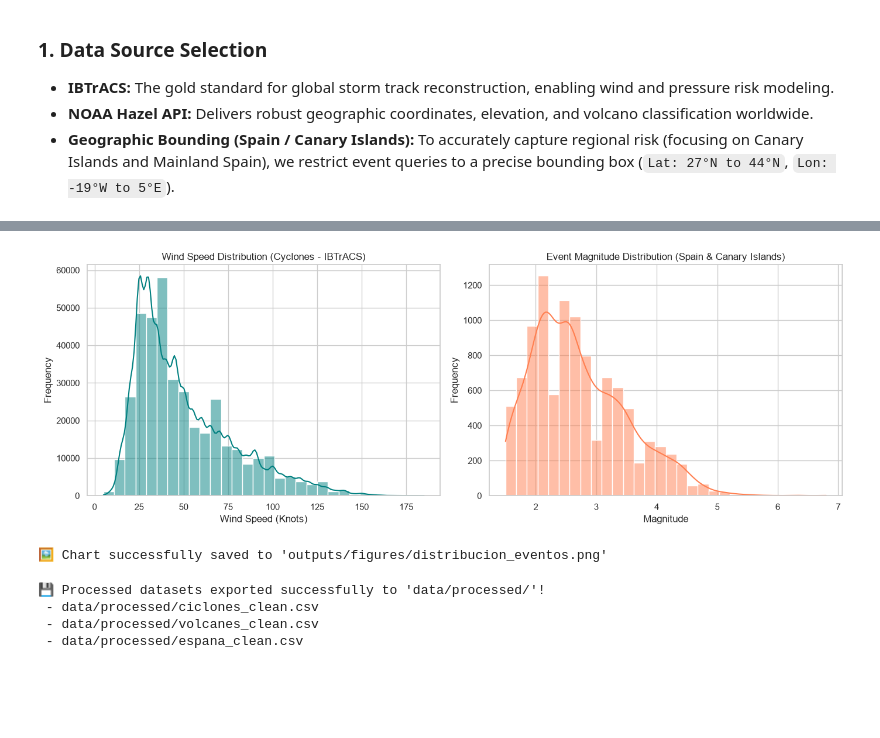
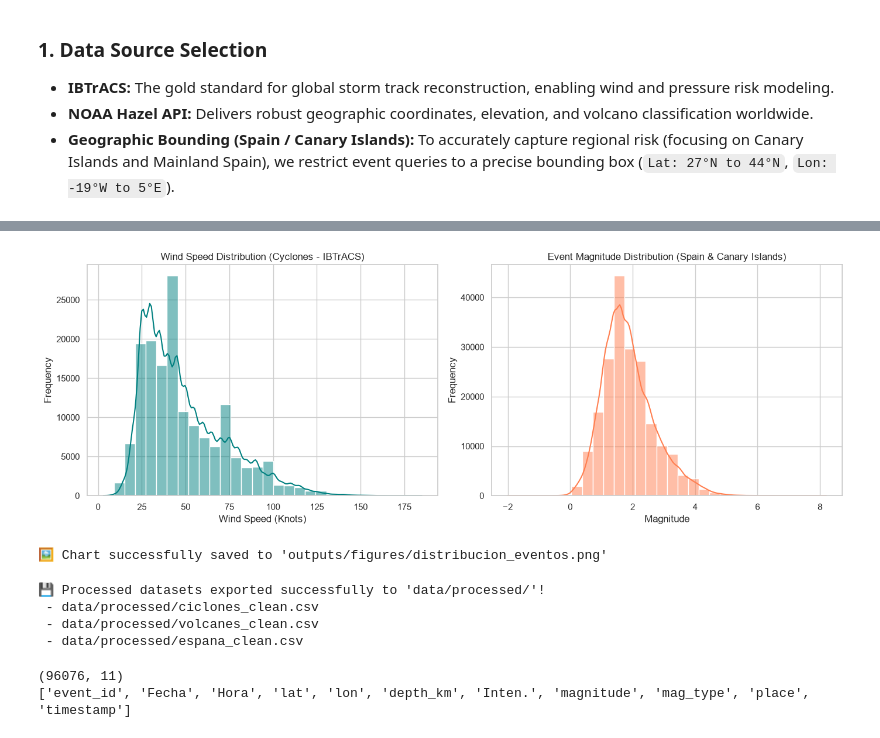
Before and after one commit to garciaguadalupevanessa-bit/Anexo_Risk, a Jupyter notebook: notebooks/02_eda_ciclones_volcanes.ipynb, the cells around one changed output, grey strips where cells are left out. Saved outputs shown, nothing was run; the diff lists cells and outputs as text; code cells hidden in the pictures; blank space fills up the shorter version.

Commit message:
feat: finalize cyclones volcanoes EDA and processed datasets

```diff
--- a/notebooks/02_eda_ciclones_volcanes.ipynb
+++ b/notebooks/02_eda_ciclones_volcanes.ipynb
@@ -181,31 +319,47 @@ The explicit missing value audit reveals crucial methodological insights:
 # %%
 # ------------------------------------------------------
 # 4. EXPLORATORY DATA ANALYSIS (EDA) - DISTRIBUTIONS
 # ------------------------------------------------------
 
 os.makedirs('../outputs/figures', exist_ok=True)
 
 fig, axes = plt.subplots(1, 2, figsize=(14, 5))
 
 # Plot 1: Wind Speed Distribution (Cyclones - IBTrACS)
-sns.histplot(df_ciclones['USA_WIND'].dropna(), kde=True, ax=axes[0], color='teal', bins=30)
+sns.histplot(
+    df_ciclones['wind'].dropna(),
+    kde=True,
+    ax=axes[0],
+    color='teal',
+    bins=30
+)
+
 axes[0].set_title('Wind Speed Distribution (Cyclones - IBTrACS)')
 axes[0].set_xlabel('Wind Speed (Knots)')
 axes[0].set_ylabel('Frequency')
 
+
 # Plot 2: Event Magnitude Distribution (Spain & Canary Islands)
-sns.histplot(df_espana['magnitude'].dropna(), kde=True, ax=axes[1], color='coral', bins=30)
+sns.histplot(
+    df_espana['magnitude'].dropna(),
+    kde=True,
+    ax=axes[1],
+    color='coral',
+    bins=30
+)
+
 axes[1].set_title('Event Magnitude Distribution (Spain & Canary Islands)')
 axes[1].set_xlabel('Magnitude')
 axes[1].set_ylabel('Frequency')
+
 
 plt.tight_layout()
 plt.savefig('../outputs/figures/distribucion_eventos.png', dpi=300)
 plt.show()
 
 print("🖼️ Chart successfully saved to 'outputs/figures/distribucion_eventos.png'")
 # %% [output]
-[figure, old version]
+[figure, new version]
 🖼️ Chart successfully saved to 'outputs/figures/distribucion_eventos.png'
 # %%
 # ------------------------------------------------------
@@ -227,3 +381,13 @@ print(" - data/processed/espana_clean.csv")
  - data/processed/ciclones_clean.csv
  - data/processed/volcanes_clean.csv
  - data/processed/espana_clean.csv
+# %%
+# ------------------------------------------------------
+# CHECK - Final IGN dataset structure
+# ------------------------------------------------------
+
+print(df_espana.shape)
+print(df_espana.columns.tolist())
+# %% [output]
+(96076, 11)
+['event_id', 'Fecha', 'Hora', 'lat', 'lon', 'depth_km', 'Inten.', 'magnitude', 'mag_type', 'place', 'timestamp']
```
Also changed, not shown: parts of 8 cells of this notebook, 6 other files.
